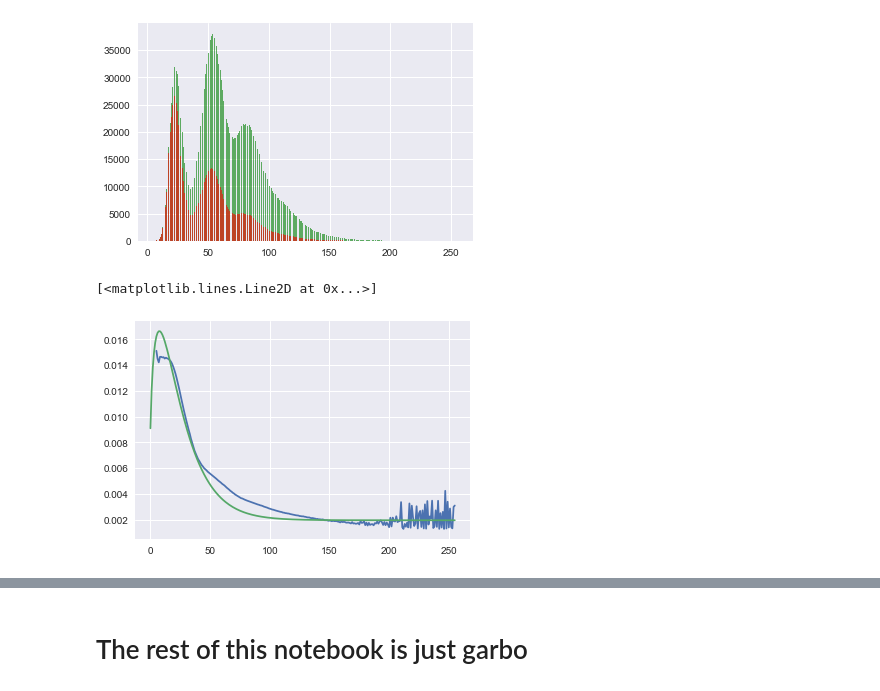
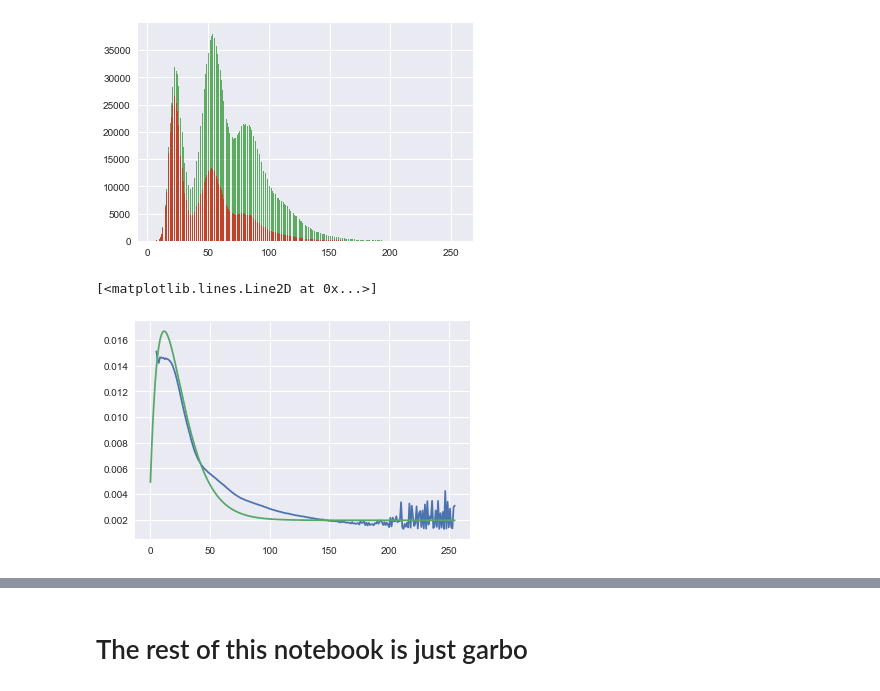
Before and after one commit to adamjorr/jelly, a Jupyter notebook: graphstuff.ipynb, the cells around one changed output, grey strips where cells are left out. Cells and saved outputs as stored; diff of their text form; code cells hidden in the pictures.

```diff
--- a/graphstuff.ipynb
+++ b/graphstuff.ipynb
@@ -27,11 +27,15 @@ sns.distplot(tabund, bins=bins, hist_kws={'weights' : eweight, 'alpha' : 0.6}, c
 # %%
 def nbparam(r,l):
     return r/(l+r)
 
 pdist = p_actual/np.nansum(p_actual)
 plt.plot(x, pdist)
-j = 1.5
-plt.plot(x, .5 * scipy.stats.uniform.pdf(x, scale = len(x)) + .5 * scipy.stats.nbinom.pmf(x, j, nbparam(j, first_lambda)))
+j = 2
+p_est = .5 * scipy.stats.uniform.pdf(x, scale = len(x)) + .5 * scipy.stats.nbinom.pmf(x, j, nbparam(j, first_lambda))
+plt.plot(x, p_est)
+# p_error = p_actual * tcounts / sum(tcounts)
+# plt.plot(x, p_error)
+# p_est * tcounts
 # %% [output]
 [<matplotlib.lines.Line2D at 0x...>]
-[figure, old version]
+[figure, new version]
```
Also changed, not shown: parts of 3 cells of this notebook.
